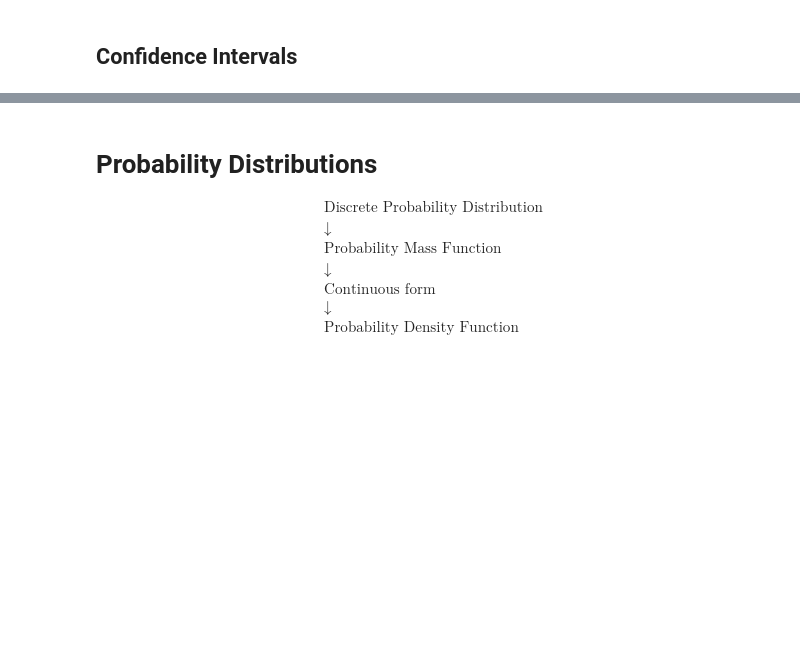
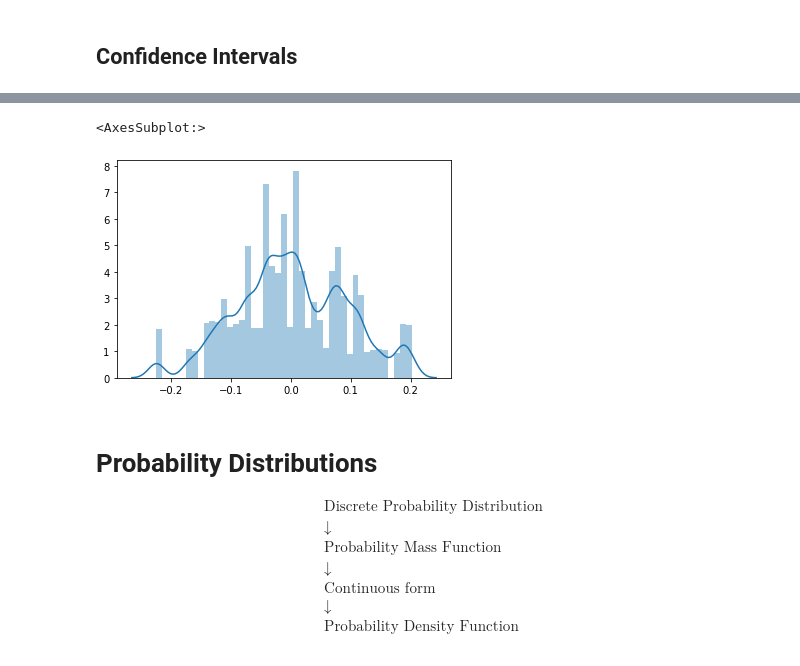
Before and after one commit to NishantBaheti/MachineLearningExploration, a Jupyter notebook: PracticalStatistics/Distributions.ipynb, the cells around one changed output, grey strips where cells are left out. Saved outputs shown, nothing was run; the diff lists cells and outputs as text; code cells hidden in the pictures; blank space fills up the shorter version.

```diff
--- a/PracticalStatistics/Distributions.ipynb
+++ b/PracticalStatistics/Distributions.ipynb
@@ -205,3 +221,14 @@ plt.show()
+# %%
+n = 100
+samples = np.random.normal(scale=0.1,size=n)
+
+R = 200
+resamples = np.random.choice(samples,size=(k,R),replace=True)
+
+sns.distplot(resamples)
+# %% [output]
+<AxesSubplot:>
+[figure, added]
 # %% [markdown]
 # Probability Distributions
 
```
Also changed, not shown: parts of 11 cells of this notebook.
